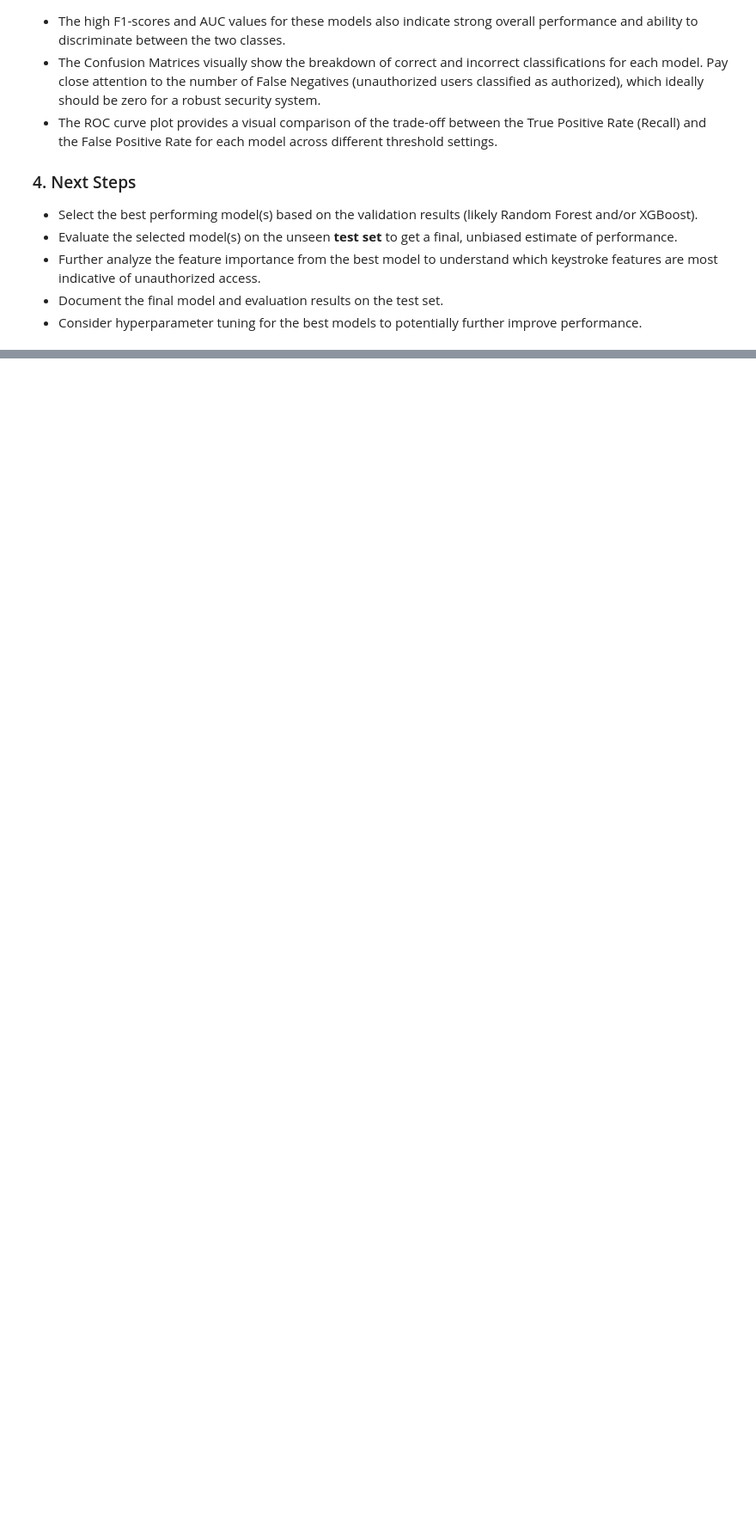
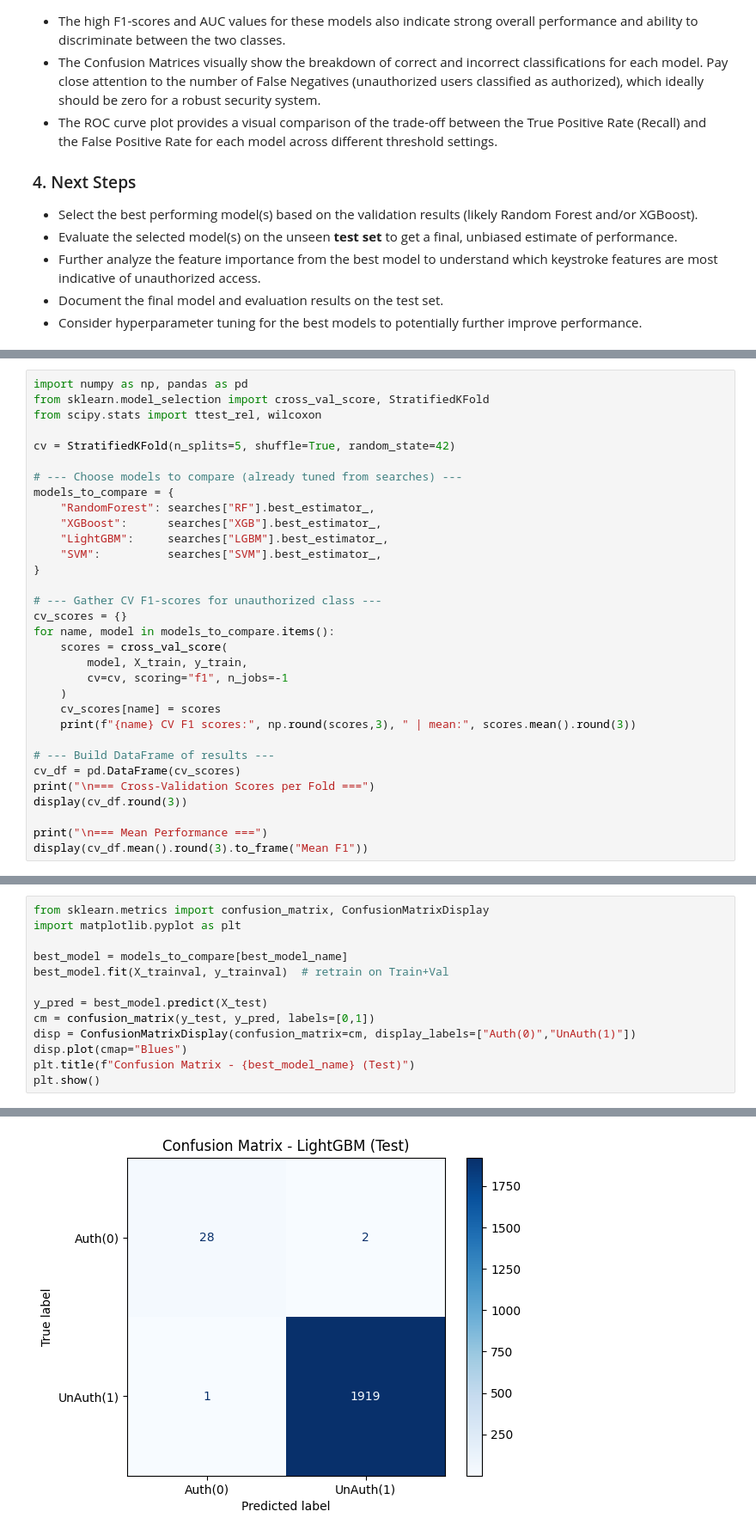
Before and after one commit to sujanpmonger-lab/Keystroke-Dynamics, a Jupyter notebook: Keystroke_Dynamics.ipynb, the cells around one changed output, grey strips where cells are left out. Shown at 86% size. Saved outputs shown, nothing was run; the diff lists cells and outputs as text; blank space fills up the shorter version.

```diff
--- a/Keystroke_Dynamics.ipynb
+++ b/Keystroke_Dynamics.ipynb
@@ -1403,0 +2254,32 @@ The evaluation on the validation set provided insights into how well each model
+# %%
+import numpy as np, pandas as pd
+from sklearn.model_selection import cross_val_score, StratifiedKFold
+from scipy.stats import ttest_rel, wilcoxon
+
+cv = StratifiedKFold(n_splits=5, shuffle=True, random_state=42)
+
+# --- Choose models to compare (already tuned from searches) ---
+models_to_compare = {
+    "RandomForest": searches["RF"].best_estimator_,
+    "XGBoost":      searches["XGB"].best_estimator_,
+    "LightGBM":     searches["LGBM"].best_estimator_,
+    "SVM":          searches["SVM"].best_estimator_,
+}
+
+# --- Gather CV F1-scores for unauthorized class ---
+cv_scores = {}
+for name, model in models_to_compare.items():
+    scores = cross_val_score(
+        model, X_train, y_train,
+        cv=cv, scoring="f1", n_jobs=-1
+    )
+    cv_scores[name] = scores
+    print(f"{name} CV F1 scores:", np.round(scores,3), " | mean:", scores.mean().round(3))
+
+# --- Build DataFrame of results ---
+cv_df = pd.DataFrame(cv_scores)
+print("\n=== Cross-Validation Scores per Fold ===")
+display(cv_df.round(3))
+
+print("\n=== Mean Performance ===")
+display(cv_df.mean().round(3).to_frame("Mean F1"))
@@ -1403,0 +2398,14 @@ The evaluation on the validation set provided insights into how well each model
+# %%
+from sklearn.metrics import confusion_matrix, ConfusionMatrixDisplay
+import matplotlib.pyplot as plt
+
+best_model = models_to_compare[best_model_name]
+best_model.fit(X_trainval, y_trainval)  # retrain on Train+Val
+
+y_pred = best_model.predict(X_test)
+cm = confusion_matrix(y_test, y_pred, labels=[0,1])
+disp = ConfusionMatrixDisplay(confusion_matrix=cm, display_labels=["Auth(0)","UnAuth(1)"])
+disp.plot(cmap="Blues")
+plt.title(f"Confusion Matrix - {best_model_name} (Test)")
+plt.show()
+# %% [output]
@@ -1403,0 +2429 @@ The evaluation on the validation set provided insights into how well each model
+[figure, added]
```
Also changed, not shown: parts of 82 cells of this notebook.
